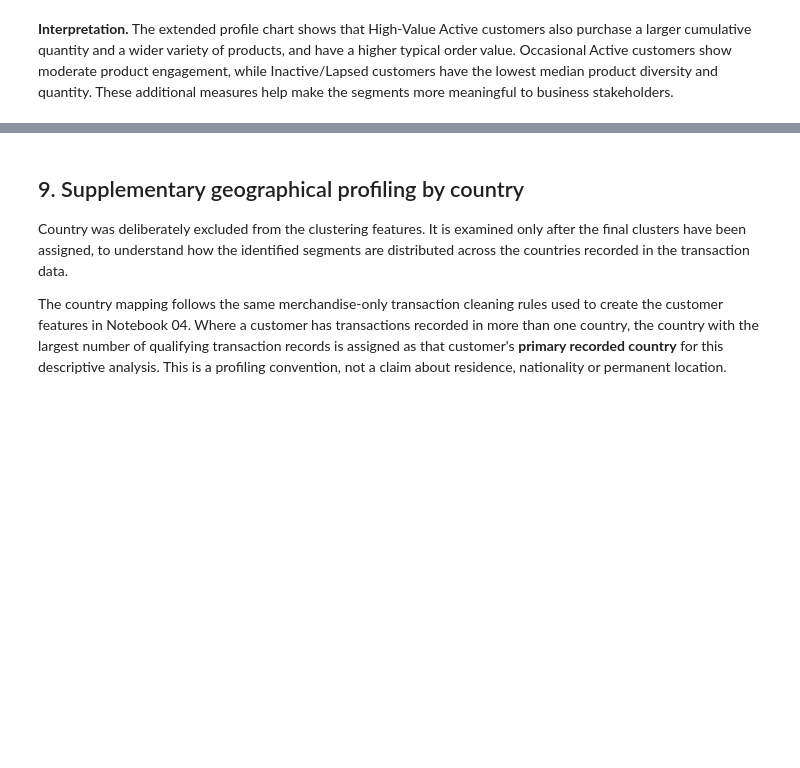
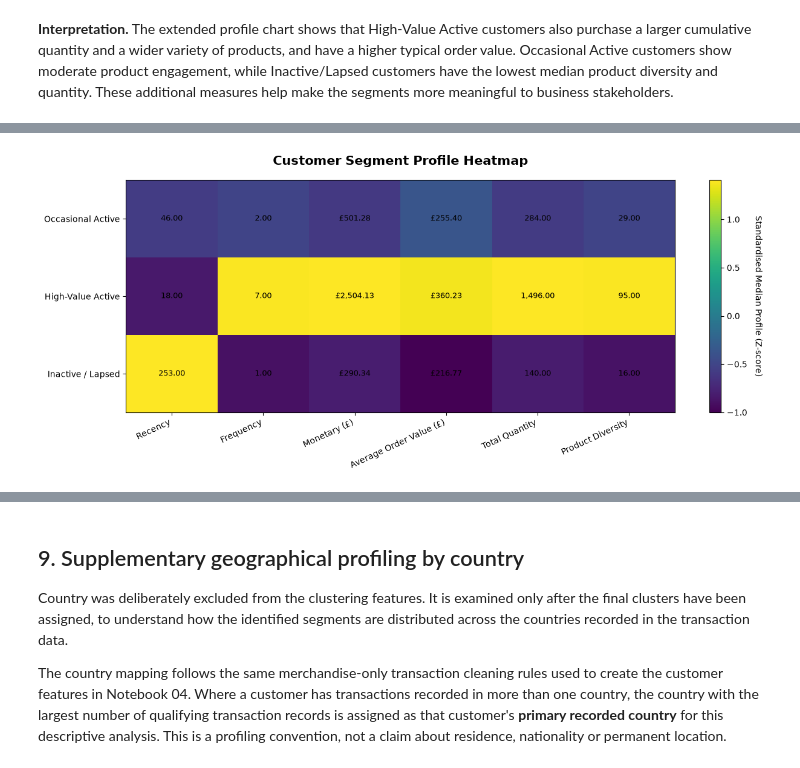
Before and after one commit to Is-not-avaible-was-available/Online_Retail_Customer_Segmentation, a Jupyter notebook: notebooks/06_model_evaluation_interpretation.ipynb, the cells around one changed output, grey strips where cells are left out. Cells and saved outputs as stored; diff of their text form; code cells hidden in the pictures; blank space fills up the shorter version.

```diff
--- a/notebooks/06_model_evaluation_interpretation.ipynb
+++ b/notebooks/06_model_evaluation_interpretation.ipynb
@@ -837,0 +967,96 @@ plt.show()
+# %%
+
+# Section 8.5 – Customer segment profile heatmap
+
+import matplotlib.pyplot as plt
+import pandas as pd
+import numpy as np
+
+# Select the six median-based customer profile variables
+heatmap_columns = {
+    "Median_Recency": "Recency",
+    "Median_Frequency": "Frequency",
+    "Median_Monetary": "Monetary (£)",
+    "Median_AOV": "Average Order Value (£)",
+    "Median_Total_Quantity": "Total Quantity",
+    "Median_Product_Diversity": "Product Diversity"
+}
+
+# Extract the median profile values
+heatmap_data = final_segment_summary[
+    list(heatmap_columns.keys())
+].rename(columns=heatmap_columns).copy()
+
+# Standardise each variable across the three customer segments
+# This makes variables with different units comparable.
+heatmap_standardised = (
+    heatmap_data - heatmap_data.mean()
+) / heatmap_data.std(ddof=0)
+
+# Create the heatmap
+fig, ax = plt.subplots(figsize=(13, 5.5))
+
+image = ax.imshow(
+    heatmap_standardised,
+    aspect="auto"
+)
+
+# Configure axis labels
+ax.set_xticks(range(len(heatmap_standardised.columns)))
+ax.set_xticklabels(
+    heatmap_standardised.columns,
+    rotation=25,
+    ha="right"
+)
+
+ax.set_yticks(range(len(heatmap_standardised.index)))
+ax.set_yticklabels(heatmap_standardised.index)
+
+ax.set_title(
+    "Customer Segment Profile Heatmap",
+    fontsize=15,
+    fontweight="bold",
+    pad=18
+)
+
+# Annotate each cell with its original median value
+for row in range(len(heatmap_data.index)):
+    for col in range(len(heatmap_data.columns)):
+
+        value = heatmap_data.iloc[row, col]
+
+        if col in [2, 3]:
+            annotation = f"£{value:,.2f}"
+        else:
+            annotation = f"{value:,.2f}"
+
+        ax.text(
+            col,
+            row,
+            annotation,
+            ha="center",
+            va="center",
+            fontsize=9
+        )
+
+# Add colour bar explaining standardised values
+colourbar = fig.colorbar(image, ax=ax)
+colourbar.set_label(
+    "Standardised Median Profile (Z-score)",
+    rotation=270,
+    labelpad=18
+)
+
+plt.tight_layout()
+plt.show()
+
+# Display the original median values for reference
+print("ORIGINAL MEDIAN VALUES USED IN THE HEATMAP")
+print("--------------------------------")
+display(heatmap_data.round(2))
+
+print("\nSTANDARDISED VALUES USED FOR COLOUR INTENSITY")
+print("--------------------------------")
+display(heatmap_standardised.round(2))
+# %% [output]
+[figure, added]
```
Also changed, not shown: parts of 8 cells of this notebook, 6 other files.
